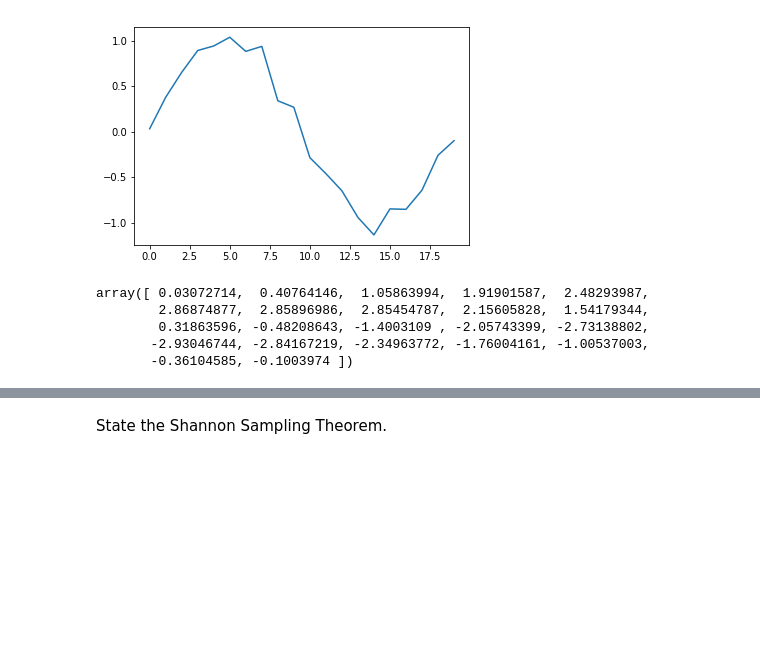
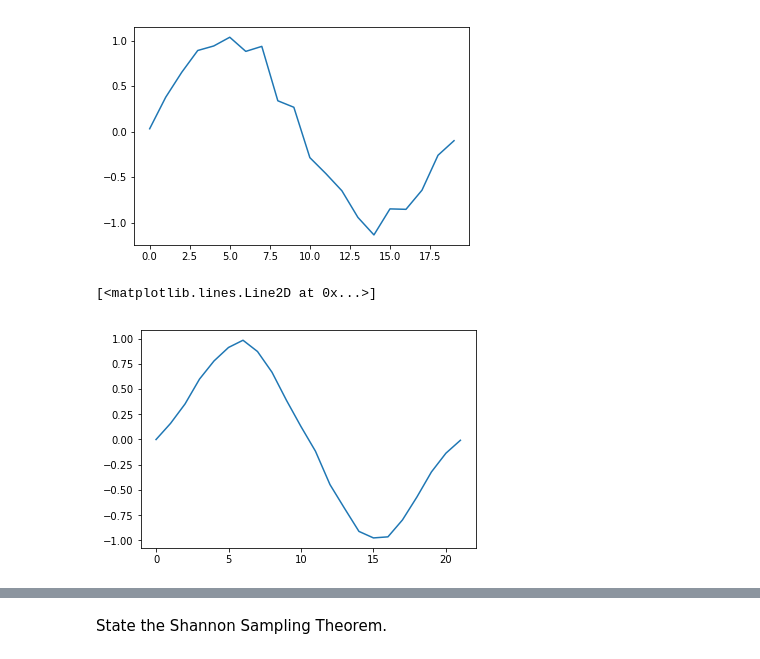
Before and after one commit to mlamoureux/Math502w19, a Jupyter notebook: Lecture16a_Mar14.ipynb, the cells around one changed output, grey strips where cells are left out. Drawn from its saved outputs; the diff is of its cells as text; code cells hidden in the pictures; blank space fills up the shorter version.

```diff
--- a/Lecture16a_Mar14.ipynb
+++ b/Lecture16a_Mar14.ipynb
@@ -41,13 +41,10 @@ plot(y_noisy,'-');
 # %% [output]
 [figure]
 # %%
-convolve([1,1,1],y_noisy)
+plot(convolve([1/3,1/3,1/3],y_noisy))
 # %% [output]
-array([ 0.03072714,  0.40764146,  1.05863994,  1.91901587,  2.48293987,
-        2.86874877,  2.85896986,  2.85454787,  2.15605828,  1.54179344,
-        0.31863596, -0.48208643, -1.4003109 , -2.05743399, -2.73138802,
-       -2.93046744, -2.84167219, -2.34963772, -1.76004161, -1.00537003,
-       -0.36104585, -0.1003974 ])
+[<matplotlib.lines.Line2D at 0x...>]
+[figure, added]
 # %%
 plot(convolve(ones(15)/15,y_noisy));
 # %% [output]
```
Also changed, not shown: parts of 4 cells of this notebook, 2 other files.
